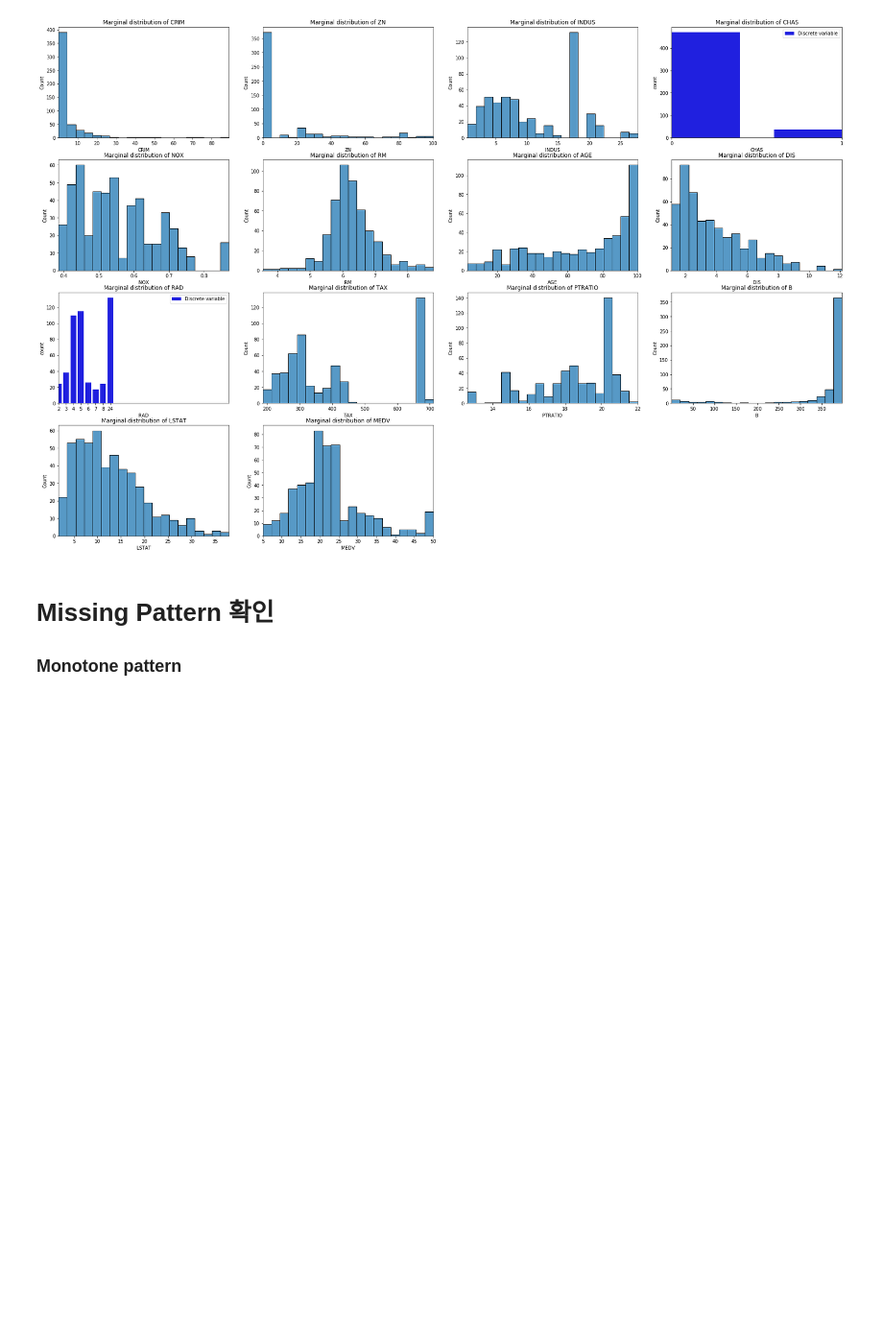
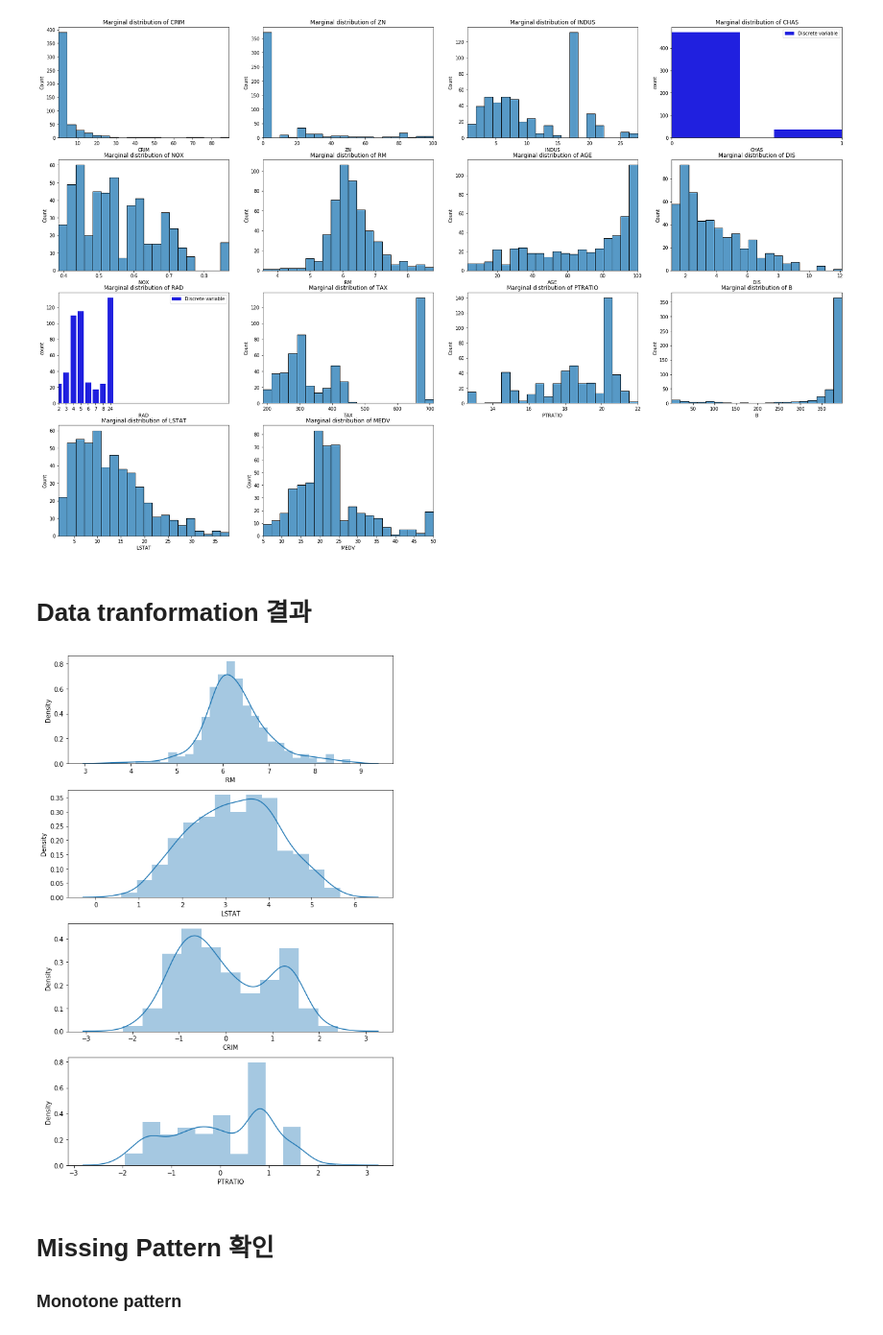
Before and after one commit to vrvrv/STA714_final, a Jupyter notebook: EDA.ipynb, the cells around one changed output. Shown at 96% size. Saved outputs shown, nothing was run; the diff lists cells and outputs as text; code cells hidden in the pictures; blank space fills up the shorter version.

```diff
--- a/EDA.ipynb
+++ b/EDA.ipynb
@@ -42,6 +36,18 @@ for i, cov in enumerate(data.columns, 1):
 plt.show()
 # %% [output]
 [figure]
+# %% [markdown]
+# Data tranformation 결과
+# %%
+fig, ax = plt.subplots(4, figsize =(8, 12))
+sns.distplot(data_tr['RM'], ax = ax[0])
+sns.distplot(data_tr['LSTAT'], ax = ax[1])
+sns.distplot(data_tr['CRIM'], ax = ax[2])
+sns.distplot(data_tr['PTRATIO'], ax = ax[3])
+fig.tight_layout()
+plt.show()
+# %% [output]
+[figure, added]
 # %% [markdown]
 # Missing Pattern 확인
 ### Monotone pattern
```
Also changed, not shown: parts of 8 cells of this notebook, 6 other files.
